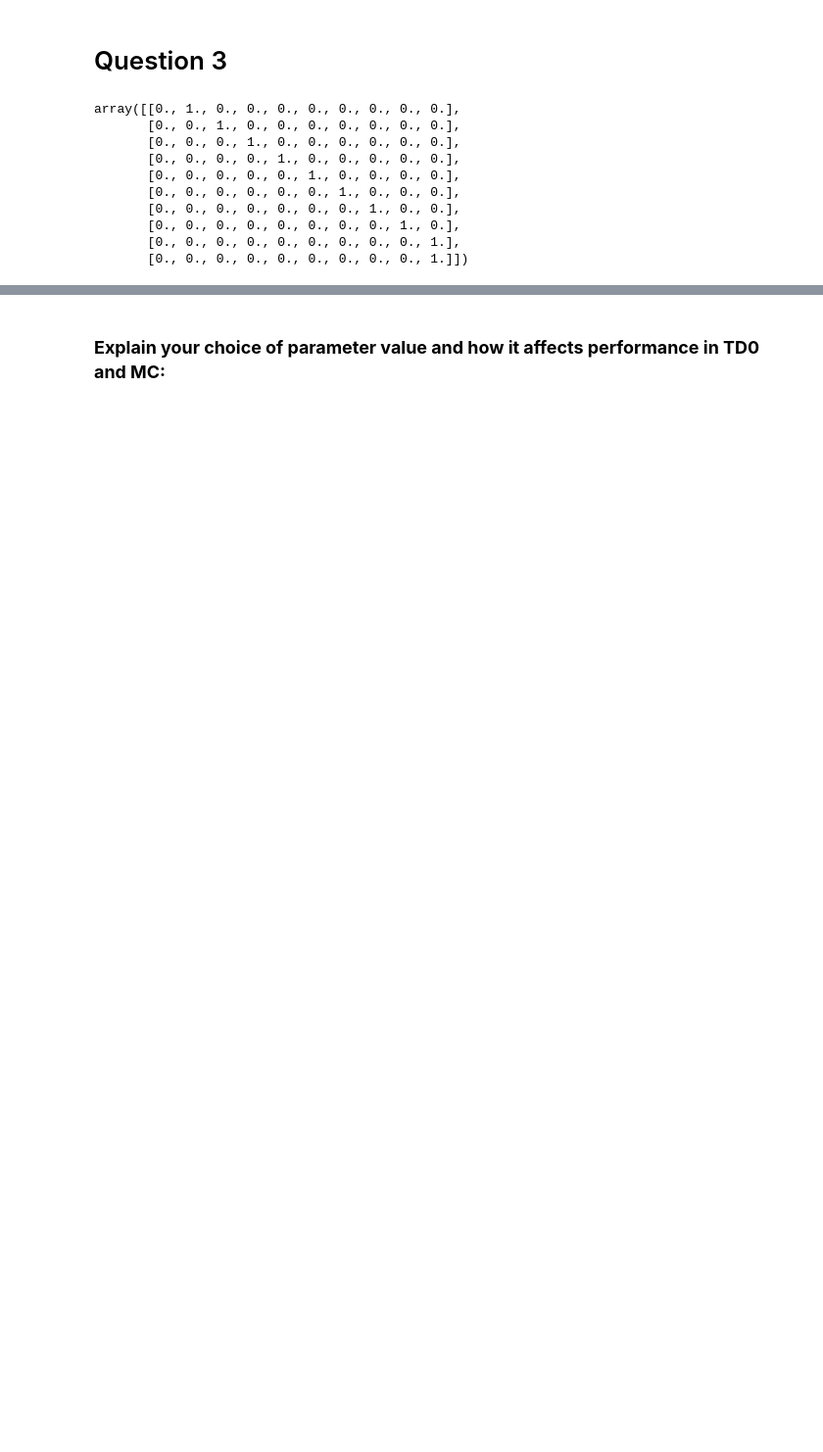
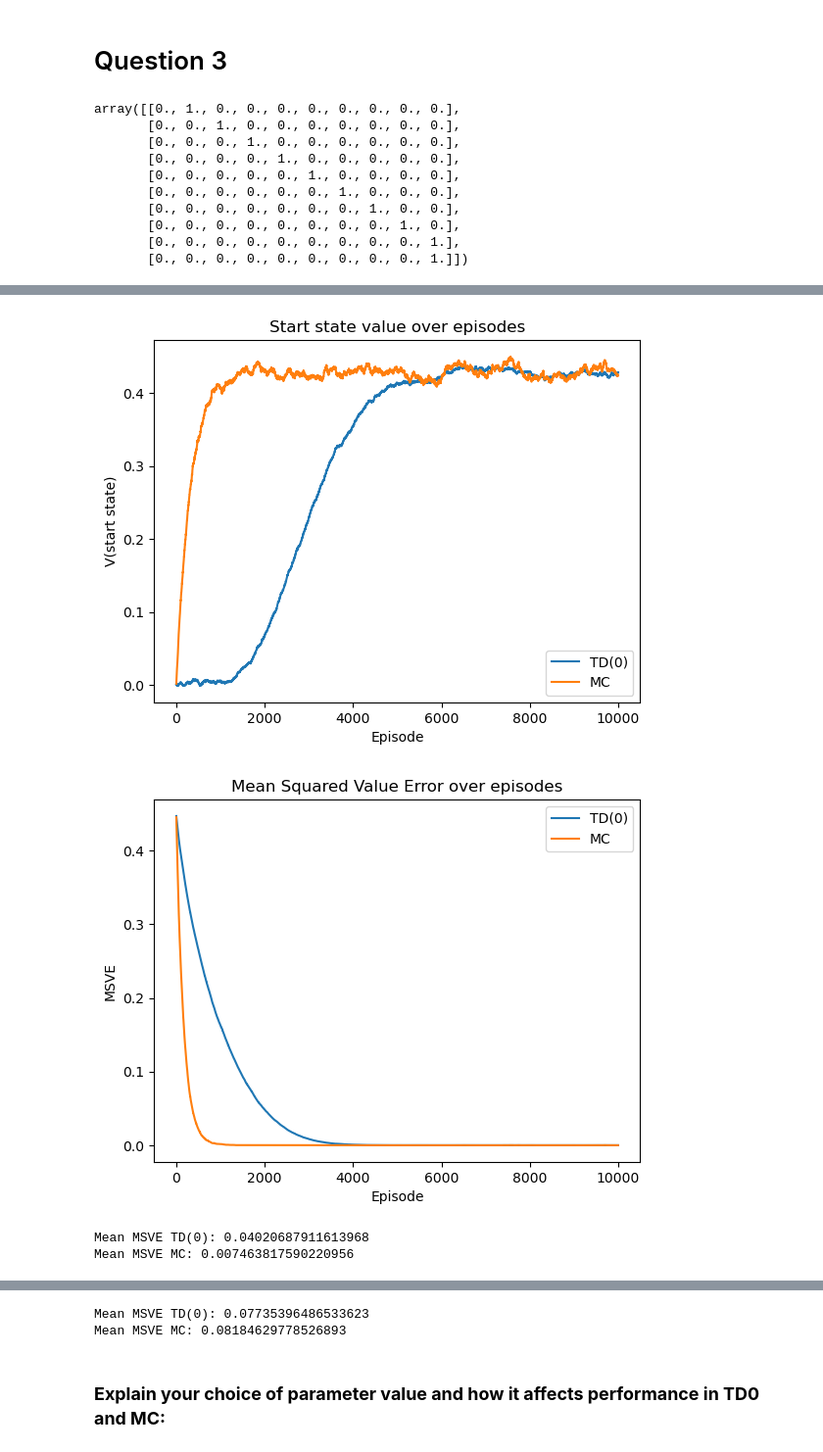
Before and after one commit to Tianennnn/COMP579_Assignment_2, a Jupyter notebook: W26_COMP579_Assignment2_Starter_Code_Updated.ipynb, the cells around one changed output, grey strips where cells are left out. Shown at 98% size. Saved outputs shown, nothing was run; the diff lists cells and outputs as text; code cells hidden in the pictures; blank space fills up the shorter version.

```diff
--- a/W26_COMP579_Assignment2_Starter_Code_Updated.ipynb
+++ b/W26_COMP579_Assignment2_Starter_Code_Updated.ipynb
@@ -1270,37 +1273,42 @@ def train_td0_and_mc(env, V_true, num_episodes=10000, lr=0.003):
     return td_agent, mc_agent, td_values, mc_values, td_msve, mc_msve
 # %%
 version_a = 0.1
-version_b = 4.5
+version_b = 4.0
 
 for noise in [version_a, version_b]:
     if noise == None:
         continue
 
     env = LinearChainEnv(N, reward_noise=noise)
     td_agent, mc_agent, td_values, mc_values, td_msve, mc_msve = train_td0_and_mc(
         env, V_true, num_episodes=10000, lr=0.003
     )
 
     plt.figure()
     plt.plot(td_values, label="TD(0)")
     plt.plot(mc_values, label="MC")
     plt.xlabel("Episode")
     plt.ylabel("V(start state)")
     plt.title("Start state value over episodes")
     plt.legend()
     plt.show()
 
     plt.figure()
     plt.plot(td_msve, label="TD(0)")
     plt.plot(mc_msve, label="MC")
     plt.xlabel("Episode")
     plt.ylabel("MSVE")
     plt.title("Mean Squared Value Error over episodes")
     plt.legend()
     plt.show()
 
     mean_td_msve = sum(td_msve) / len(td_msve)
     mean_mc_msve = sum(mc_msve) / len(mc_msve)
 
     print("Mean MSVE TD(0):", mean_td_msve)
     print("Mean MSVE MC:", mean_mc_msve)
+# %% [output]
+[figure, added]
+[figure, added]
+Mean MSVE TD(0): 0.04020687911613968
+Mean MSVE MC: 0.007463817590220956
@@ -1307,3 +1317,5 @@ for noise in [version_a, version_b]:
+Mean MSVE TD(0): 0.07735396486533623
+Mean MSVE MC: 0.08184629778526893
 # %% [markdown]
 ### **Explain your choice of parameter value and how it affects performance in TD0 and MC:**
 # %%
```
Also changed, not shown: parts of 4 cells of this notebook.
